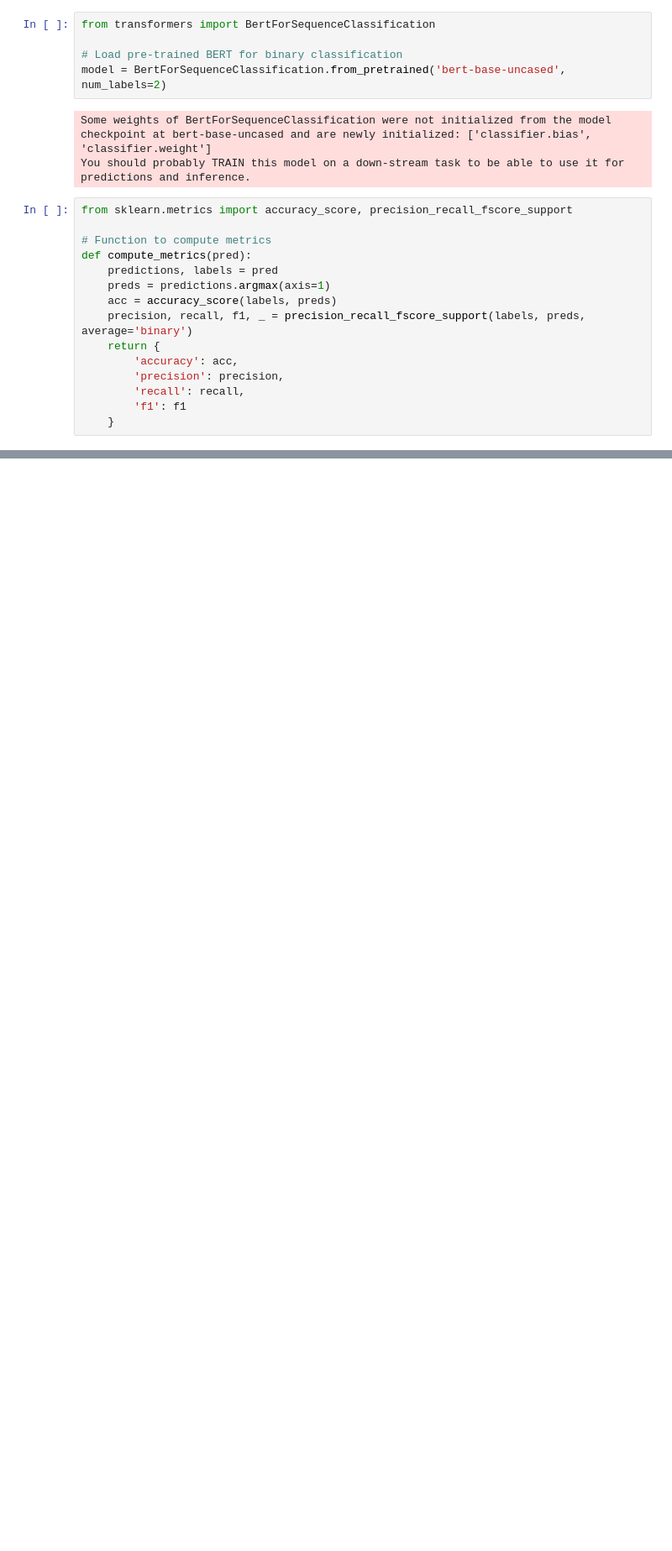
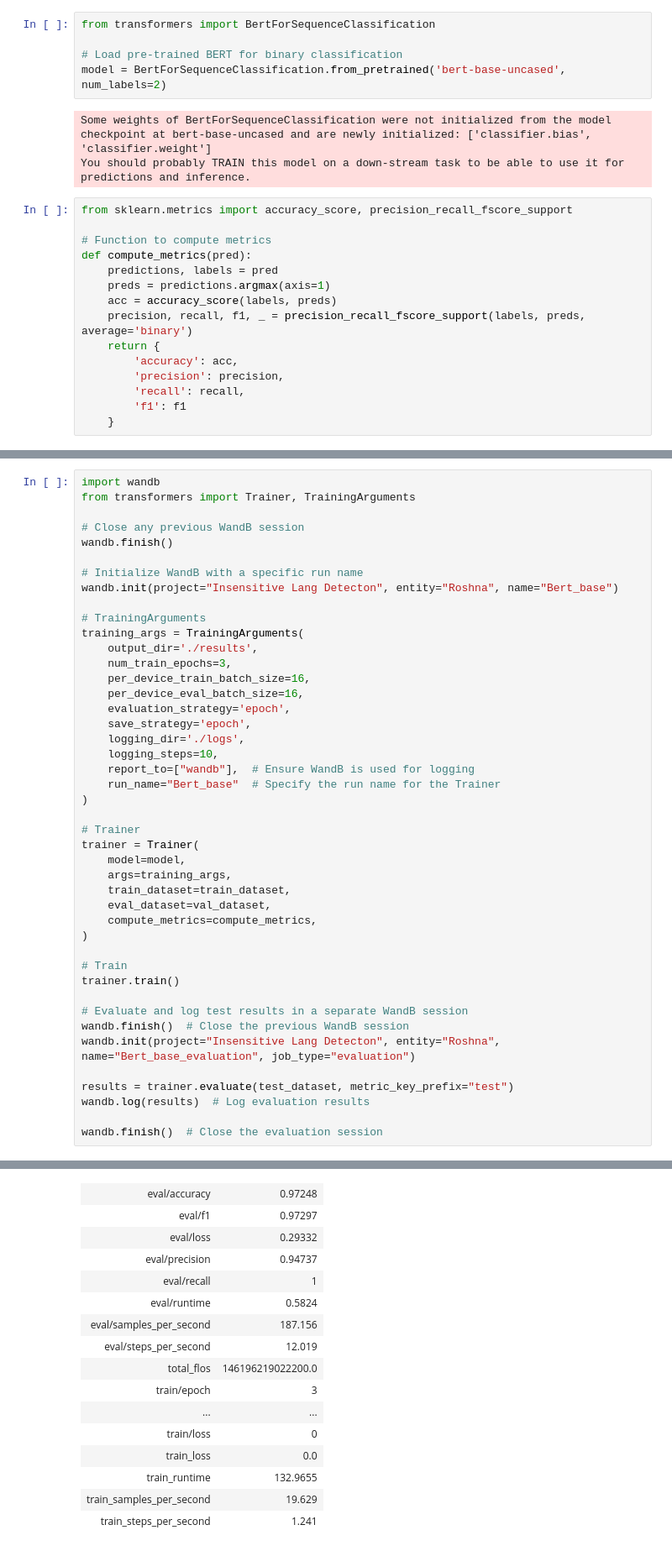
Before and after one commit to RobyRoshna/Insensitive-Lang-Detection, a Jupyter notebook: BERTtraining.ipynb, the cells around one changed output, grey strips where cells are left out. Shown at 84% size. Saved outputs shown, nothing was run; the diff lists cells and outputs as text; blank space fills up the shorter version.

```diff
--- a/BERTtraining.ipynb
+++ b/BERTtraining.ipynb
@@ -214,0 +167,45 @@ print(results)
+# %%
+import wandb
+from transformers import Trainer, TrainingArguments
+
+# Close any previous WandB session
+wandb.finish()
+
+# Initialize WandB with a specific run name
+wandb.init(project="Insensitive Lang Detecton", entity="Roshna", name="Bert_base")
+
+# TrainingArguments
+training_args = TrainingArguments(
+    output_dir='./results',
+    num_train_epochs=3,
+    per_device_train_batch_size=16,
+    per_device_eval_batch_size=16,
+    evaluation_strategy='epoch',
+    save_strategy='epoch',
+    logging_dir='./logs',
+    logging_steps=10,
+    report_to=["wandb"],  # Ensure WandB is used for logging
+    run_name="Bert_base"  # Specify the run name for the Trainer
+)
+
+# Trainer
+trainer = Trainer(
+    model=model,
+    args=training_args,
+    train_dataset=train_dataset,
+    eval_dataset=val_dataset,
+    compute_metrics=compute_metrics,
+)
+
+# Train
+trainer.train()
+
+# Evaluate and log test results in a separate WandB session
+wandb.finish()  # Close the previous WandB session
+wandb.init(project="Insensitive Lang Detecton", entity="Roshna", name="Bert_base_evaluation", job_type="evaluation")
+
+results = trainer.evaluate(test_dataset, metric_key_prefix="test")
+wandb.log(results)  # Log evaluation results
+
+wandb.finish()  # Close the evaluation session
+# %% [output]
@@ -214,0 +238,16 @@ print(results)
+| eval/accuracy | 0.97248 |
+| eval/f1 | 0.97297 |
+| eval/loss | 0.29332 |
+| eval/precision | 0.94737 |
+| eval/recall | 1 |
+| eval/runtime | 0.5824 |
+| eval/samples_per_second | 187.156 |
+| eval/steps_per_second | 12.019 |
+| total_flos | 146196219022200.0 |
+| train/epoch | 3 |
+| ... | ... |
+| train/loss | 0 |
+| train_loss | 0.0 |
+| train_runtime | 132.9655 |
+| train_samples_per_second | 19.629 |
+| train_steps_per_second | 1.241 |
```
Also changed, not shown: parts of 6 cells of this notebook.
